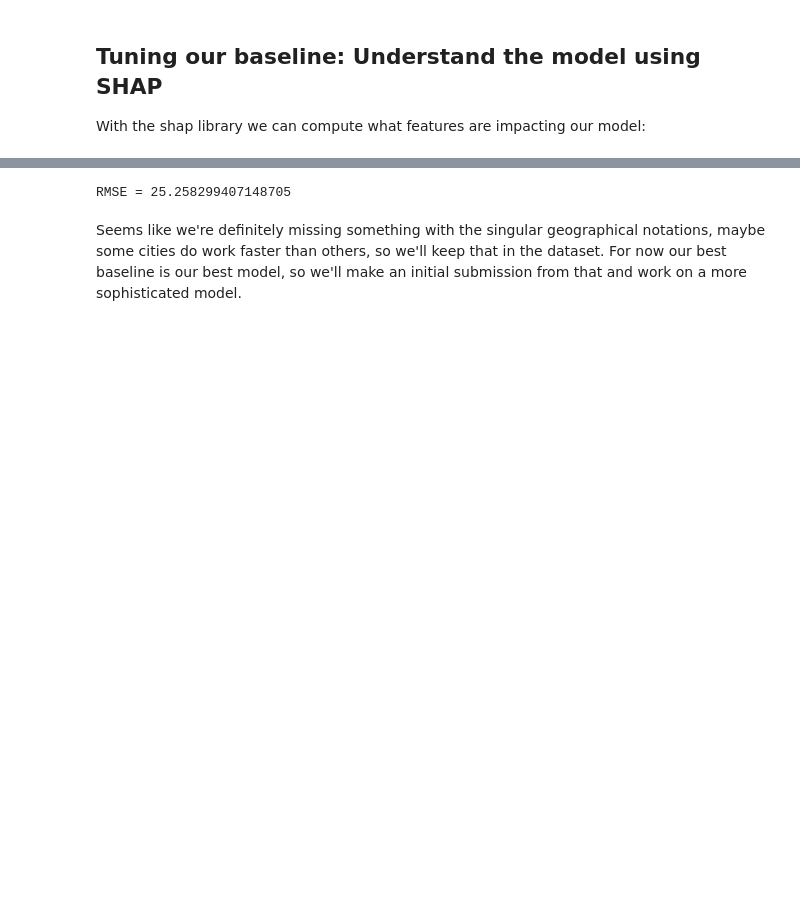
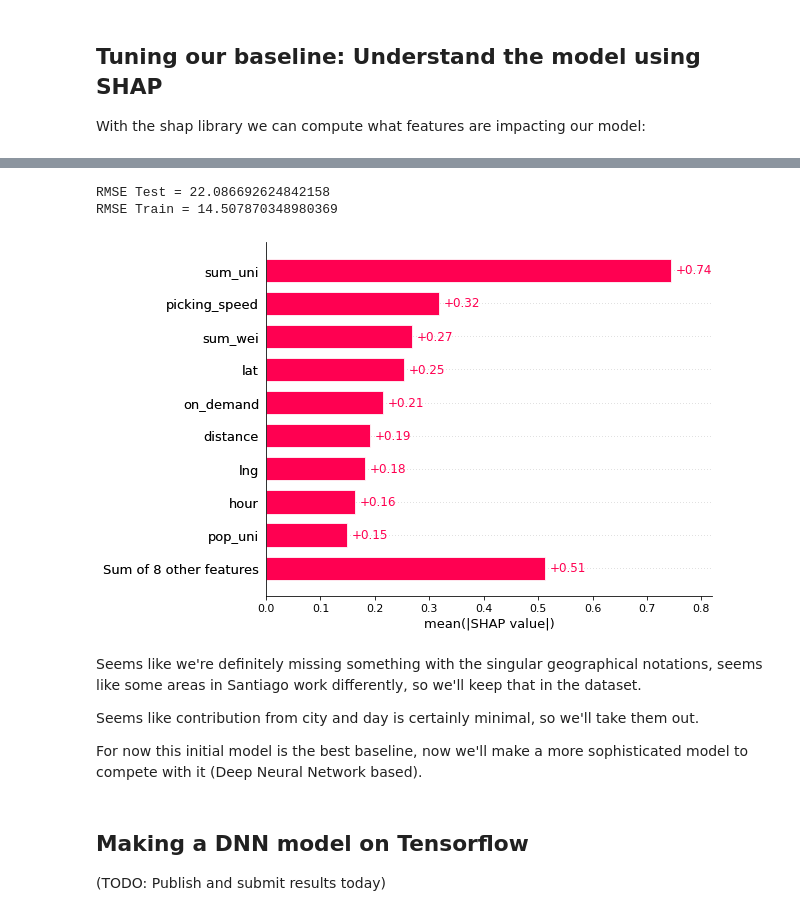
Before and after one commit to harrisonford/cornershop_estimator, a Jupyter notebook: 00_Model.ipynb, the cells around one changed output, grey strips where cells are left out. Cells and saved outputs as stored; diff of their text form; code cells hidden in the pictures; blank space fills up the shorter version.

```diff
--- a/00_Model.ipynb
+++ b/00_Model.ipynb
@@ -230,7 +252,7 @@ the longest it takes.
 # %%
 # try eliminating lat, lng values and just leaving distance.
 model_dataset_skinned = model_dataset.copy()
-model_dataset_skinned.drop(['lat', 'lng', 'lat_store', 'lng_store'], axis=1, inplace=True)
+model_dataset_skinned.drop(['city', 'day'], axis=1, inplace=True)
 
 #make train and test splits
 random_state = 0
@@ -241,6 +263,9 @@ lgb_train = lgb.Dataset(x_train, y_train)
 lgb_eval = lgb.Dataset(x_test, y_test, reference=lgb_train)
 # %%
 # create another model
-model_lgb = lgb.train(params, lgb_train, num_boost_round=1000,
-                      valid_sets=lgb_eval, early_stopping_rounds=100, verbose_eval=False)
+model_lgb = lgb.train(params, lgb_train,
+                      num_boost_round=500,
+                      valid_sets=lgb_eval,
+                      early_stopping_rounds=20,
+                      verbose_eval=False)
 # %% [output]
@@ -250,12 +275,36 @@ You can set `force_col_wise=true` to remove the overhead.
 # check predictions accuracy
 lgb_test_pred = model_lgb.predict(x_test, num_iteration=model_lgb.best_iteration)
 
-# calculate RMSE
+# calculate RMSE for test set
 rms = mean_squared_error(y_test, lgb_test_pred, squared=False)
-print(f'RMSE = {rms}')
+print(f'RMSE Test = {rms}')
+
+# same for train set
+rms = mean_squared_error(y_train, lgb_train_pred, squared=False)
+print(f'RMSE Train = {rms}')
 # %% [output]
-RMSE = 25.258299407148705
+RMSE Test = 22.086692624842158
+RMSE Train = 14.507870348980369
+# %%
+# calculate shap values
+explainer = shap.Explainer(model_lgb)
+shap_values = explainer(x_test)
+# %%
+shap.plots.bar(shap_values)
+# %% [output]
+[figure, added]
 # %% [markdown]
-Seems like we're definitely missing something with the singular geographical notations, maybe some cities do
-work faster than others, so we'll keep that in the dataset. For now our best baseline is our best model, so we'll
-make an initial submission from that and work on a more sophisticated model.
+Seems like we're definitely missing something with the singular geographical notations,
+seems like some areas in Santiago work differently, so we'll keep that in the
+dataset.
+
+Seems like contribution from city and day is certainly minimal, so we'll take
+them out.
+
+For now this initial model is the best baseline,
+now we'll make a more sophisticated model to compete
+with it (Deep Neural Network based).
+# %% [markdown]
+## Making a DNN model on Tensorflow
+
+(TODO: Publish and submit results today)
```
Also changed, not shown: parts of 13 cells of this notebook, 1 other file.
